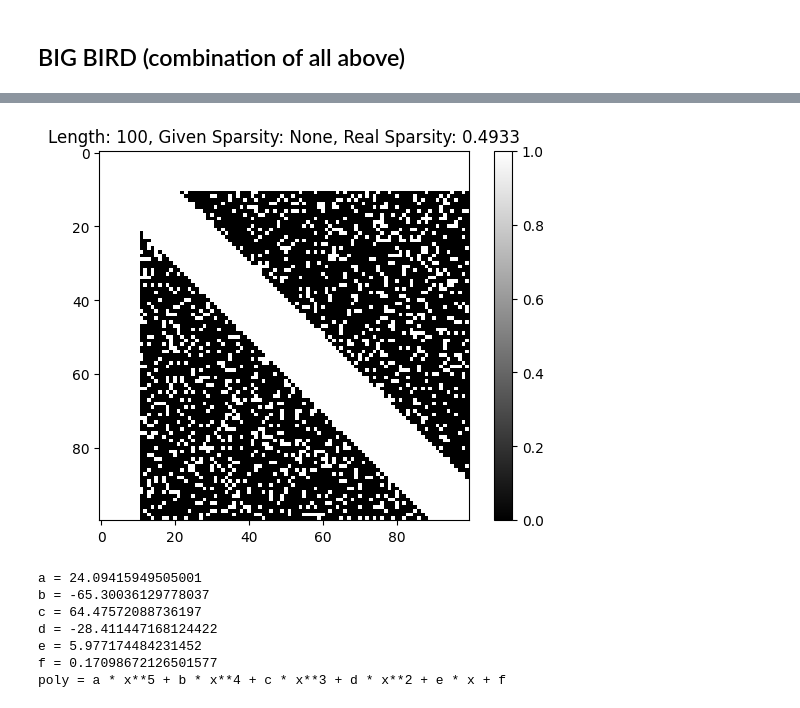
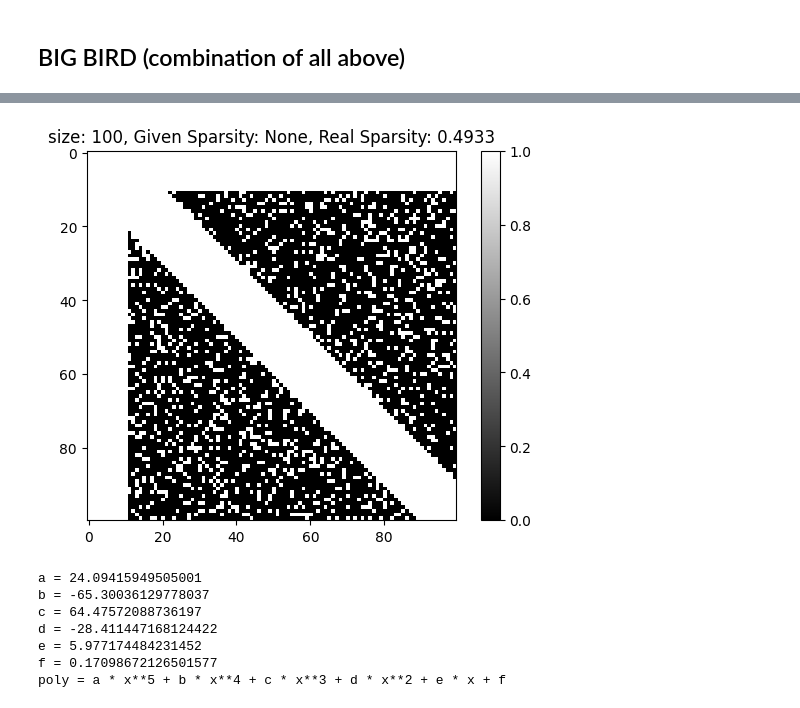
Before and after one commit to shanedonnelly/artificial_big_bird_matrix_generator, a Jupyter notebook: big_bird.ipynb, the cells around one changed output, grey strips where cells are left out. Cells and saved outputs as stored; diff of their text form; code cells hidden in the pictures.

```diff
--- a/big_bird.ipynb
+++ b/big_bird.ipynb
@@ -272,6 +265,6 @@ test_generate_matrix_with_global_attention_mask()
 # %%
-def best_global_width_from_sparsity(length, sparsity):
-    n = length
+def best_global_width_from_sparsity(size, sparsity):
+    n = size
     density = 1.0 - sparsity
      # ideal diagonal aera
     ga = n * n * density
@@ -317,8 +310,8 @@ test_global_width_from_sparsity()
 # %% [output]
 [figure]
 # %%
-def get_global_attention_mask_with_sparsity( length, sparsity):
+def get_global_attention_mask_with_sparsity( size, sparsity):
     # conditions : 0 <= sparsity <= 1
-    gw = best_global_width_from_sparsity(length, sparsity)
-    return get_global_attention_mask( length=length, global_width=gw)
+    gw = best_global_width_from_sparsity(size, sparsity)
+    return get_global_attention_mask( size=size, global_width=gw)
 # %%
@@ -367,28 +360,28 @@ test_generate_big_bird()
 # %%
-def get_big_bird_mask_with_sparsity( length, random_sparsity, window_sparsity, global_sparsity):
-    am = get_random_attention_mask_with_sparsity( length= length, sparsity=random_sparsity)
-    wm = get_window_attention_mask_with_sparsity( length= length,sparsity=window_sparsity )
-    gm = get_global_attention_mask_with_sparsity(length=length, sparsity=global_sparsity)
+def get_big_bird_mask_with_sparsity( size, random_sparsity, window_sparsity, global_sparsity):
+    am = get_random_attention_mask_with_sparsity( size= size, sparsity=random_sparsity)
+    wm = get_window_attention_mask_with_sparsity( size= size,sparsity=window_sparsity )
+    gm = get_global_attention_mask_with_sparsity(size=size, sparsity=global_sparsity)
     total_mask = am | wm | gm
     return total_mask
 # %%
-def generate_big_bird_with_sparsity(length, random_sparsity, window_sparsity, global_sparsity):
-    matrix = np.ones((length, length))
-    mask = get_big_bird_mask_with_sparsity(length, random_sparsity, window_sparsity, global_sparsity)
+def generate_big_bird_with_sparsity(size, random_sparsity, window_sparsity, global_sparsity):
+    matrix = np.ones((size, size))
+    mask = get_big_bird_mask_with_sparsity(size, random_sparsity, window_sparsity, global_sparsity)
     matrix[~mask] = 0
     return matrix
 # %%
 def test_generate_big_bird_with_sparsity():
-    length = 100
+    size = 100
     random_sparsity =  0.8
     window_sparsity = 0.8
     global_sparsity = 0.8
-    matrix = generate_big_bird_with_sparsity(length=length,random_sparsity=random_sparsity, window_sparsity=window_sparsity, global_sparsity=global_sparsity)
-    show_matrix_infos(matrix=matrix, length= length)
+    matrix = generate_big_bird_with_sparsity(size=size,random_sparsity=random_sparsity, window_sparsity=window_sparsity, global_sparsity=global_sparsity)
+    show_matrix_infos(matrix=matrix, size= size)
 
 test_generate_big_bird_with_sparsity()
 # %% [output]
-[figure, old version]
+[figure, new version]
 # %%
 def adjust_total_sparsity(total_sparsity):
     x = total_sparsity
```
Also changed, not shown: parts of 38 cells of this notebook, 8 other files.
